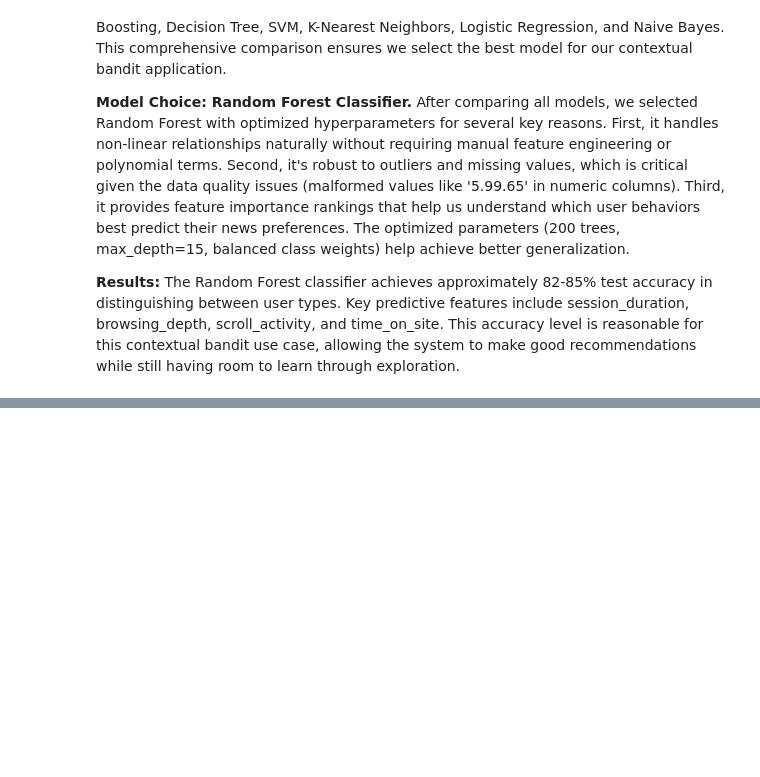
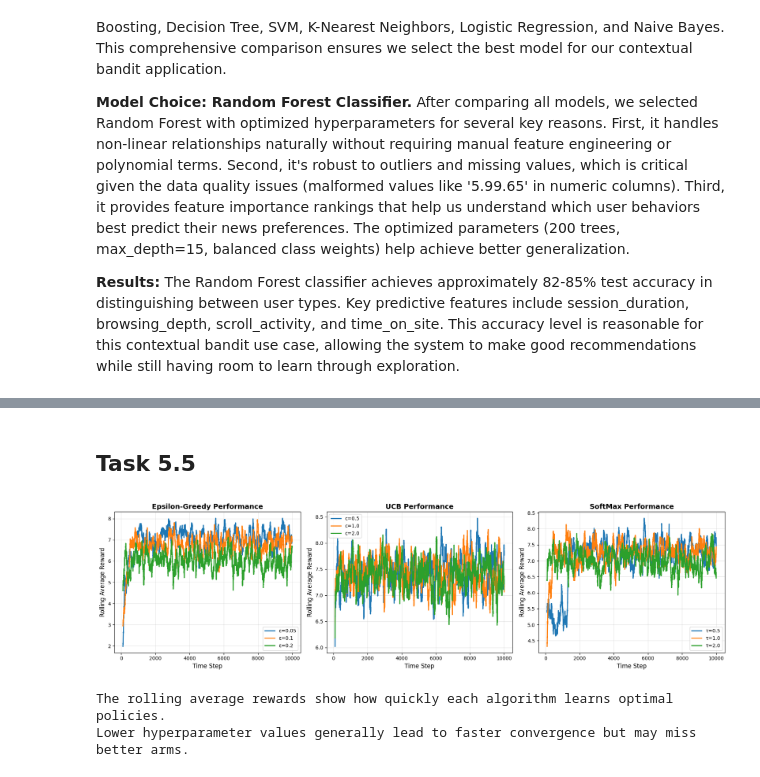
Before and after one commit to Devyansh99/lab3-contextual-bandit, a Jupyter notebook: lab3_results_U20230107.ipynb, the cells around one changed output, grey strips where cells are left out. Drawn from its saved outputs; the diff is of its cells as text; code cells hidden in the pictures; blank space fills up the shorter version.

```diff
--- a/lab3_results_U20230107.ipynb
+++ b/lab3_results_U20230107.ipynb
@@ -413,0 +858,53 @@ No complex feature engineering needed - model captures patterns naturally
+# %% [markdown]
+## Task 5.5
+# %%
+# Visualization 1: Rolling Average Rewards Comparison
+window = 100
+
+fig, axes = plt.subplots(1, 3, figsize=(18, 5))
+
+# Epsilon-Greedy
+ax = axes[0]
+for eps in epsilon_values:
+    rewards = epsilon_results[eps]['rewards']
+    rolling_avg = pd.Series(rewards).rolling(window=window).mean()
+    ax.plot(rolling_avg, label=f'ε={eps}', linewidth=2)
+ax.set_xlabel('Time Step', fontsize=12)
+ax.set_ylabel('Rolling Average Reward', fontsize=12)
+ax.set_title('Epsilon-Greedy Performance', fontsize=14, fontweight='bold')
+ax.legend()
+ax.grid(True, alpha=0.3)
+
+# UCB
+ax = axes[1]
+for c in c_values:
+    rewards = ucb_results[c]['rewards']
+    rolling_avg = pd.Series(rewards).rolling(window=window).mean()
+    ax.plot(rolling_avg, label=f'c={c}', linewidth=2)
+ax.set_xlabel('Time Step', fontsize=12)
+ax.set_ylabel('Rolling Average Reward', fontsize=12)
+ax.set_title('UCB Performance', fontsize=14, fontweight='bold')
+ax.legend()
+ax.grid(True, alpha=0.3)
+
+# SoftMax
+ax = axes[2]
+for tau in tau_values:
+    rewards = softmax_results[tau]['rewards']
+    rolling_avg = pd.Series(rewards).rolling(window=window).mean()
+    ax.plot(rolling_avg, label=f'τ={tau}', linewidth=2)
+ax.set_xlabel('Time Step', fontsize=12)
+ax.set_ylabel('Rolling Average Reward', fontsize=12)
+ax.set_title('SoftMax Performance', fontsize=14, fontweight='bold')
+ax.legend()
+ax.grid(True, alpha=0.3)
+
+plt.tight_layout()
+plt.show()
+
+print("The rolling average rewards show how quickly each algorithm learns optimal policies.")
+print("Lower hyperparameter values generally lead to faster convergence but may miss better arms.")
+# %% [output]
+[figure, added]
+The rolling average rewards show how quickly each algorithm learns optimal policies.
+Lower hyperparameter values generally lead to faster convergence but may miss better arms.
```
Also changed, not shown: parts of 16 cells of this notebook.
